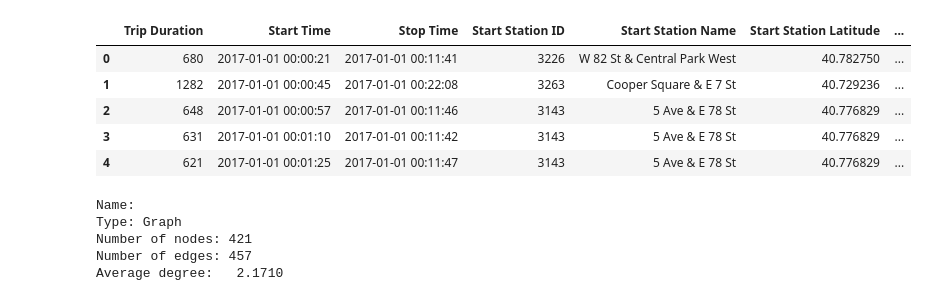
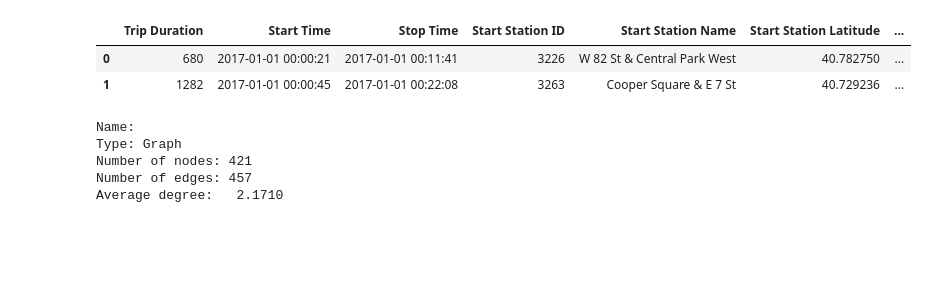
Before and after one commit to tuffacton/urbcomp-scripts, a Jupyter notebook: notebooks/citibike_Analysis_2.ipynb, the cells around one changed output. Drawn from its saved outputs; the diff is of its cells as text; code cells hidden in the pictures; blank space fills up the shorter version.

```diff
--- a/notebooks/citibike_Analysis_2.ipynb
+++ b/notebooks/citibike_Analysis_2.ipynb
@@ -15,14 +15,11 @@ warnings.filterwarnings('ignore')
 # %%
 df = pd.read_csv("../datasets/citibike/201701-citibike-tripdata.csv.gz", compression='gzip', header=0, sep=',')
 # %%
-df.head()
+df.head(2)
 # %% [output]
 |  | Trip Duration | Start Time | Stop Time | Start Station ID | Start Station Name | Start Station Latitude | ... |
 | 0 | 680 | 2017-01-01 00:00:21 | 2017-01-01 00:11:41 | 3226 | W 82 St & Central Park West | 40.782750 | ... |
 | 1 | 1282 | 2017-01-01 00:00:45 | 2017-01-01 00:22:08 | 3263 | Cooper Square & E 7 St | 40.729236 | ... |
-| 2 | 648 | 2017-01-01 00:00:57 | 2017-01-01 00:11:46 | 3143 | 5 Ave & E 78 St | 40.776829 | ... |
-| 3 | 631 | 2017-01-01 00:01:10 | 2017-01-01 00:11:42 | 3143 | 5 Ave & E 78 St | 40.776829 | ... |
-| 4 | 621 | 2017-01-01 00:01:25 | 2017-01-01 00:11:47 | 3143 | 5 Ave & E 78 St | 40.776829 | ... |
 # %%
 #Helper function to plot networks.
 import networkx as nx
```
Also changed, not shown: parts of 13 cells of this notebook, 8 other files.
